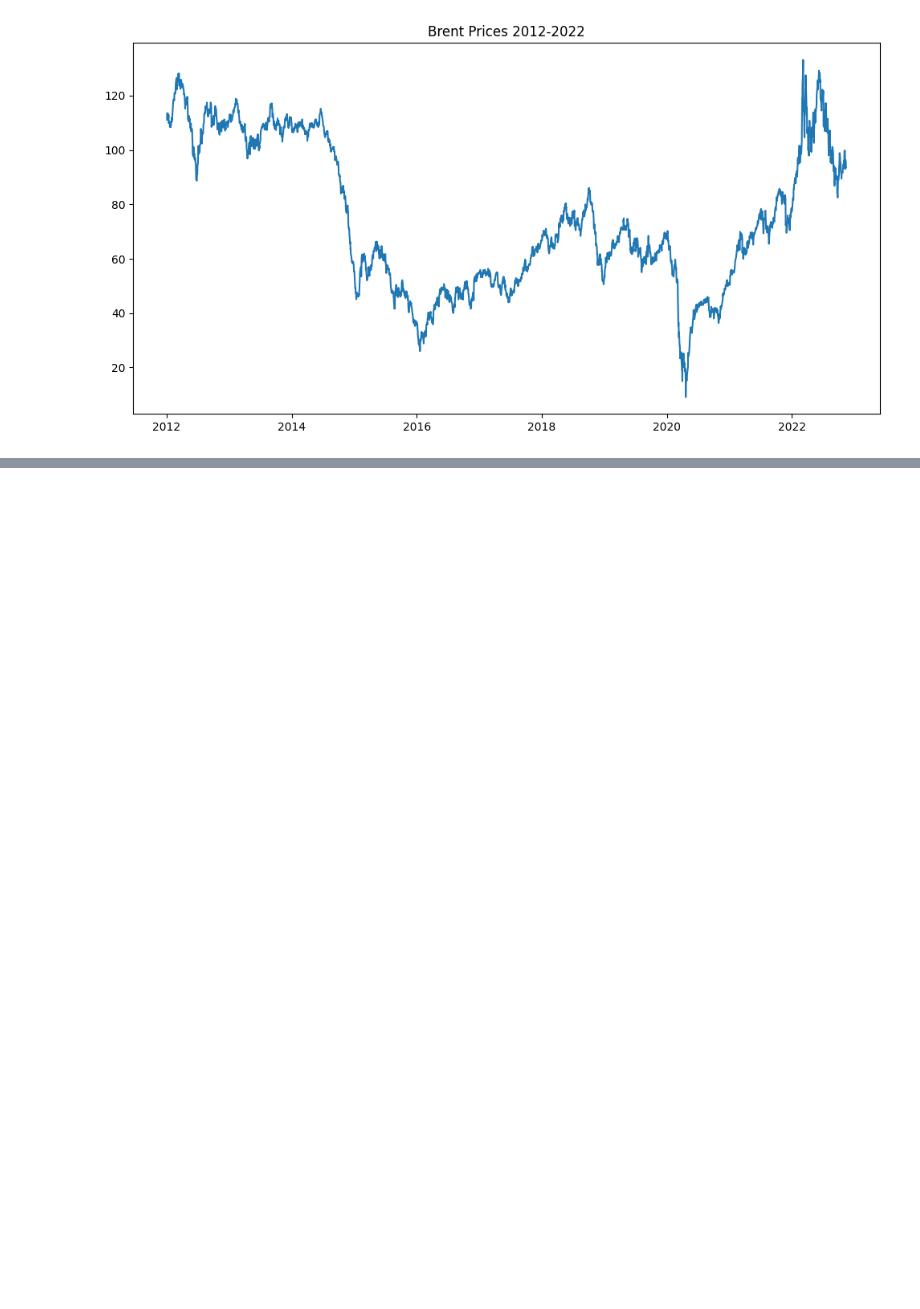
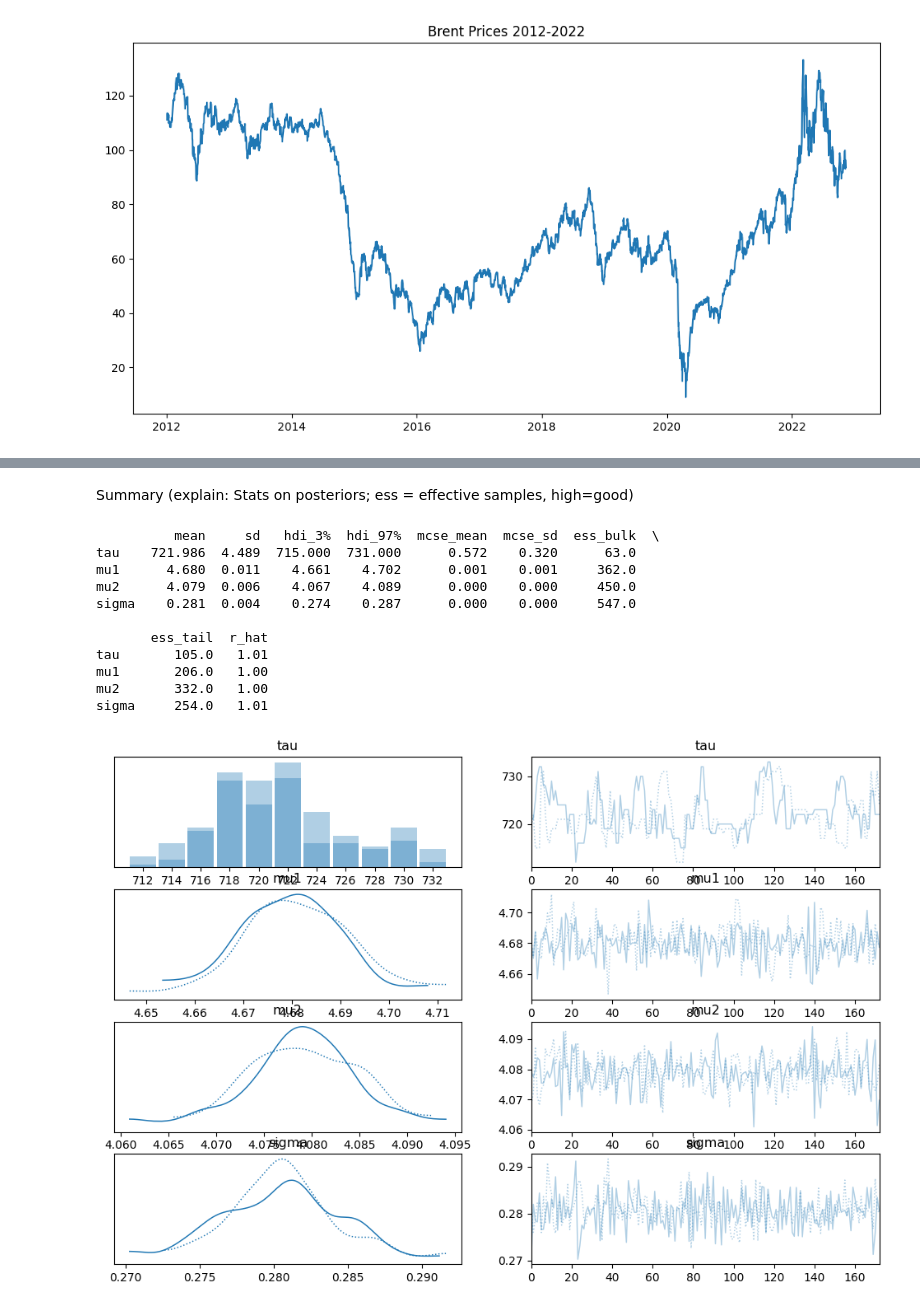
Before and after one commit to Beza-Oriyon/brent-oil-change-point-analysis, a Jupyter notebook: notebooks/task2_modeling.ipynb, the cells around one changed output, grey strips where cells are left out. Saved outputs shown, nothing was run; the diff lists cells and outputs as text; code cells hidden in the pictures; blank space fills up the shorter version.

```diff
--- a/notebooks/task2_modeling.ipynb
+++ b/notebooks/task2_modeling.ipynb
@@ -47,0 +59,24 @@ Subset shape: (2760, 4)
+# %%
+data = df_recent['Log_Price'].values
+n_points = len(data)  # Number of days
+
+with pm.Model() as model:  # Context for model building
+    # Prior for tau: Uniform over possible days (explain: Equal chance any day is change point)
+    tau = pm.DiscreteUniform('tau', lower=0, upper=n_points - 1)
+
+    # Priors for means: Normal, broad (explain: Weak info—lets data drive; mu=0 covers log price range ~2-5)
+    mu1 = pm.Normal('mu1', mu=0, sigma=10)
+    mu2 = pm.Normal('mu2', mu=0, sigma=10)
+
+    # Shared sigma: HalfNormal (positive) (explain: Assumes constant variance; can extend later)
+    sigma = pm.HalfNormal('sigma', sigma=1)
+
+    # Switch mean: (explain: For each time t, if t < tau use mu1, else mu2)
+    idx = np.arange(n_points)
+    mu = pm.math.switch(tau > idx, mu1, mu2)  # Note: > for after (adjust if needed)
+
+    # Likelihood: Data ~ Normal around switched mu (explain: Connects model to data)
+    y = pm.Normal('y', mu=mu, sigma=sigma, observed=data)
+
+    # Sample: MCMC to estimate posteriors (explain: Simulates 1000s of scenarios; tune burns in, chains for robustness)
+    trace = pm.sample(2000, tune=1000, chains=2, return_inferencedata=True)
@@ -47,0 +96,21 @@ Subset shape: (2760, 4)
+# %% [markdown]
+Summary (explain: Stats on posteriors; ess = effective samples, high=good)
+# %%
+print(az.summary(trace))
+
+# Trace plots (explain: Left: Distribution; Right: Chain paths—no stuck chains)
+az.plot_trace(trace)
+plt.show()
+# %% [output]
+          mean     sd   hdi_3%  hdi_97%  mcse_mean  mcse_sd  ess_bulk  \
+tau    721.986  4.489  715.000  731.000      0.572    0.320      63.0
+mu1      4.680  0.011    4.661    4.702      0.001    0.001     362.0
+mu2      4.079  0.006    4.067    4.089      0.000    0.000     450.0
+sigma    0.281  0.004    0.274    0.287      0.000    0.000     547.0
+
+       ess_tail  r_hat
+tau       105.0   1.01
+mu1       206.0   1.00
+mu2       332.0   1.00
+sigma     254.0   1.01
+[figure, added]
```
Also changed, not shown: parts of 9 cells of this notebook.
